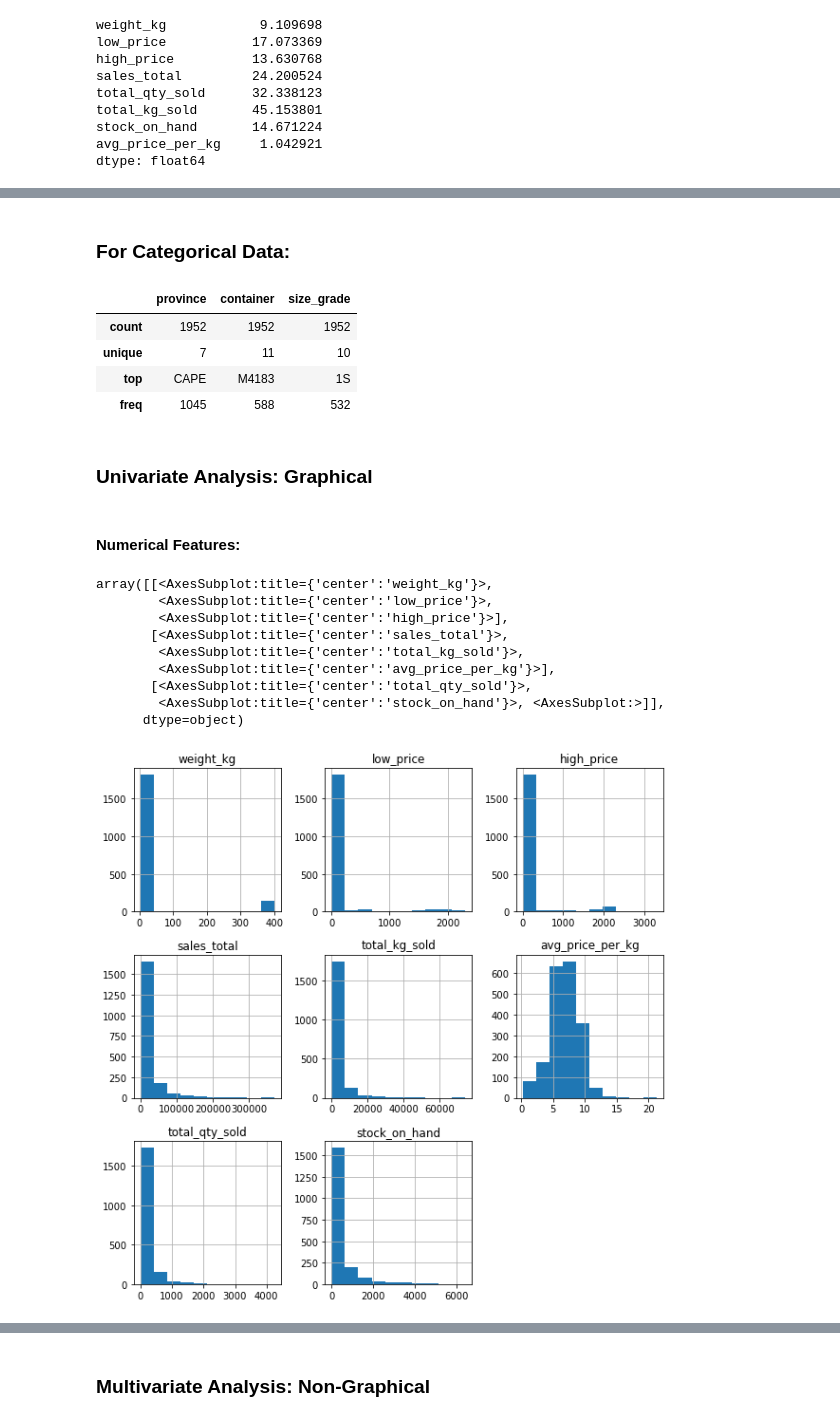
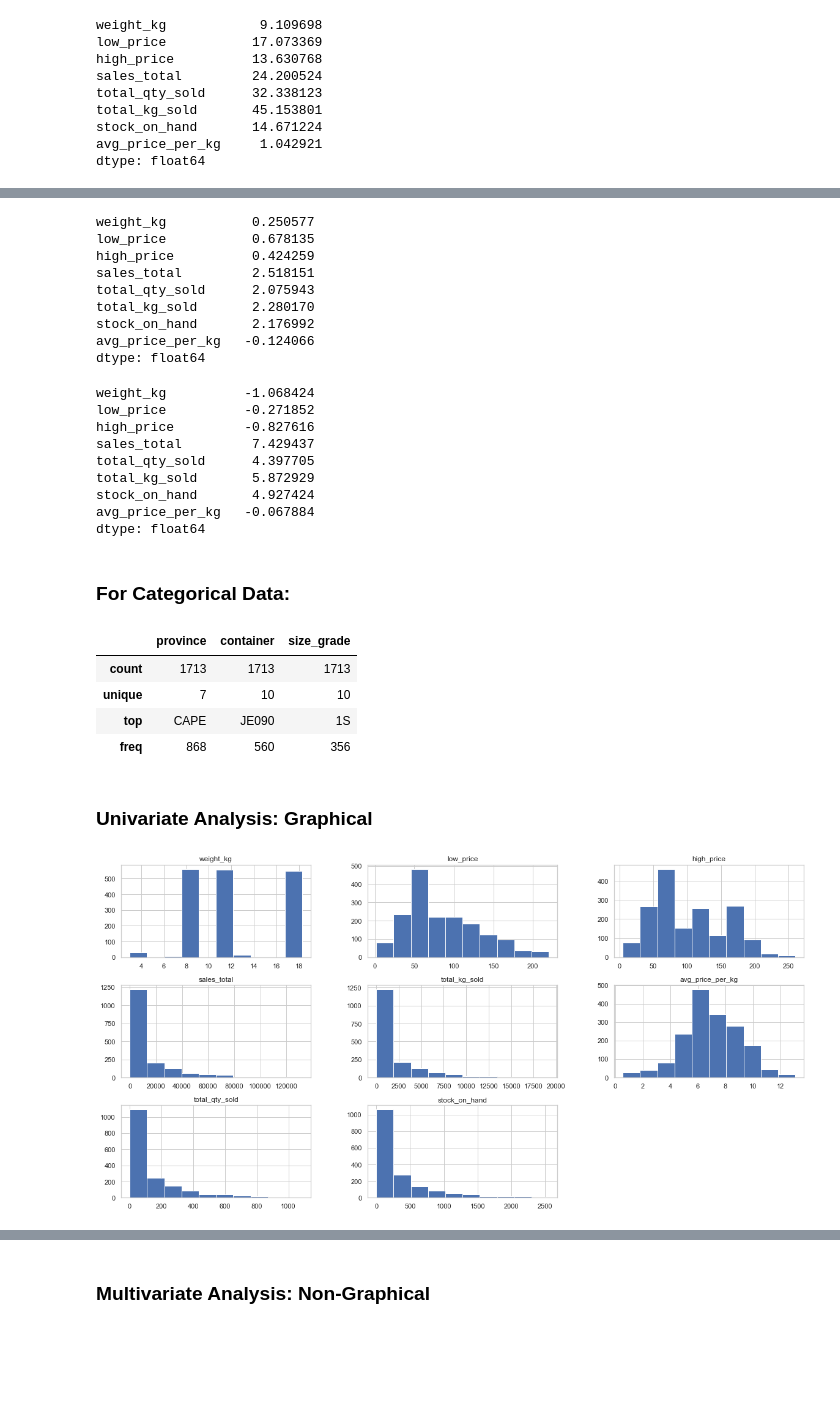
Before and after one commit to Explore-AI/regression-apples-predict-api-template, a Jupyter notebook: katleho-eda-apple-prices-challenge.ipynb, the cells around one changed output, grey strips where cells are left out. Saved outputs shown, nothing was run; the diff lists cells and outputs as text; code cells hidden in the pictures; blank space fills up the shorter version.

```diff
--- a/katleho-eda-apple-prices-challenge.ipynb
+++ b/katleho-eda-apple-prices-challenge.ipynb
@@ -260,0 +308,2 @@ From the above we can see that there is a high number of outlier present in our
+# %%
+sns.set_theme(style="whitegrid")
@@ -260,0 +371,3 @@ From the above we can see that there is a high number of outlier present in our
+# %%
+train_numerical = train.loc[:, 'weight_kg':'avg_price_per_kg'].drop(columns=['commodities','date'])
+train = train[(np.abs(stats.zscore(train_numerical)) < 3).all(axis=1)]
@@ -261,30 +398,44 @@ From the above we can see that there is a high number of outlier present in our
+# %%
+train.skew()
+# %% [output]
+weight_kg           0.250577
+low_price           0.678135
+high_price          0.424259
+sales_total         2.518151
+total_qty_sold      2.075943
+total_kg_sold       2.280170
+stock_on_hand       2.176992
+avg_price_per_kg   -0.124066
+dtype: float64
+# %%
+train.kurt()
+# %% [output]
+weight_kg          -1.068424
+low_price          -0.271852
+high_price         -0.827616
+sales_total         7.429437
+total_qty_sold      4.397705
+total_kg_sold       5.872929
+stock_on_hand       4.927424
+avg_price_per_kg   -0.067884
+dtype: float64
 # %% [markdown]
 ### For Categorical Data:
 # %%
 train.describe(include=['category'])
 # %% [output]
 |  | province | container | size_grade |
-| count | 1952 | 1952 | 1952 |
-| unique | 7 | 11 | 10 |
-| top | CAPE | M4183 | 1S |
-| freq | 1045 | 588 | 532 |
+| count | 1713 | 1713 | 1713 |
+| unique | 7 | 10 | 10 |
+| top | CAPE | JE090 | 1S |
+| freq | 868 | 560 | 356 |
 # %% [markdown]
 ### Univariate Analysis: Graphical
-# %% [markdown]
-#### Numerical Features:
 # %%
 numerical_features =list(train.select_dtypes(include=['float64']).columns)
 numerical_features = numerical_features +list(train.select_dtypes(include=['int64']).columns)
 
-train[numerical_features].hist(figsize = (10,10))
+train[numerical_features].hist()
+plt.gcf().set_size_inches(20, 10)
 # %% [output]
-array([[<AxesSubplot:title={'center':'weight_kg'}>,
-        <AxesSubplot:title={'center':'low_price'}>,
-        <AxesSubplot:title={'center':'high_price'}>],
-       [<AxesSubplot:title={'center':'sales_total'}>,
-        <AxesSubplot:title={'center':'total_kg_sold'}>,
-        <AxesSubplot:title={'center':'avg_price_per_kg'}>],
-       [<AxesSubplot:title={'center':'total_qty_sold'}>,
-        <AxesSubplot:title={'center':'stock_on_hand'}>, <AxesSubplot:>]],
-      dtype=object)
-[figure, old version]
+[figure, new version]
```
Also changed, not shown: parts of 47 cells of this notebook.
